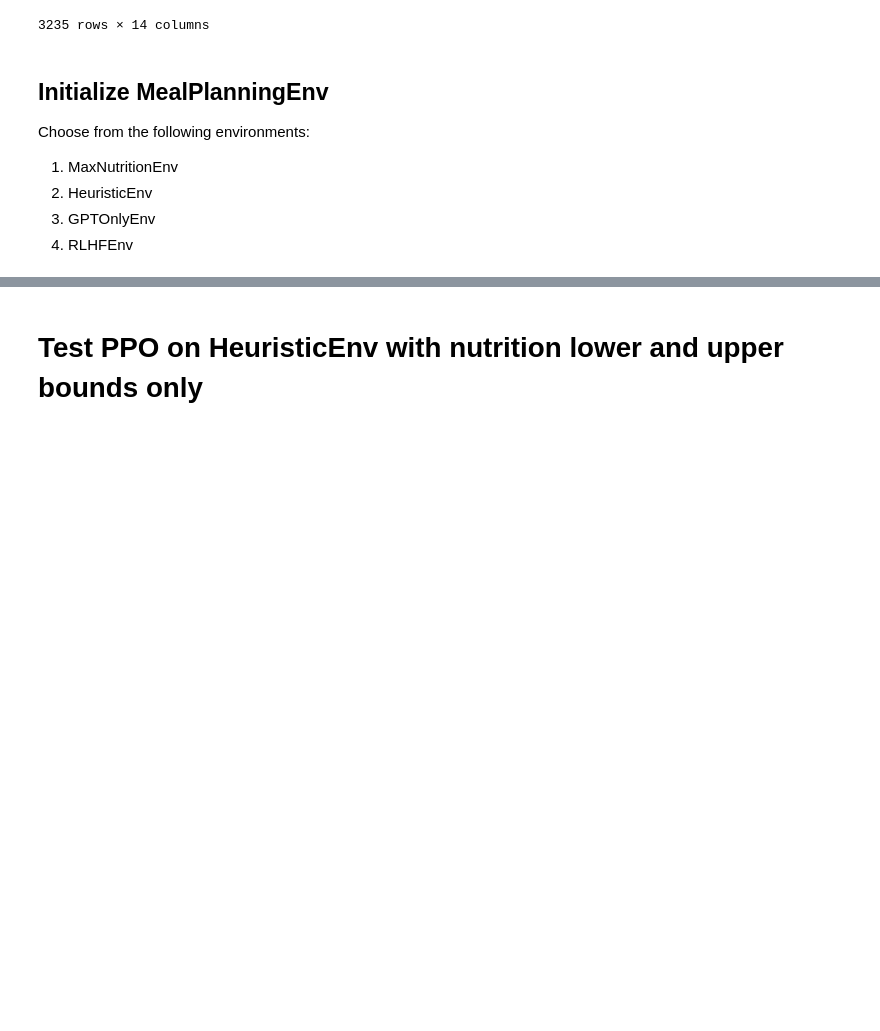
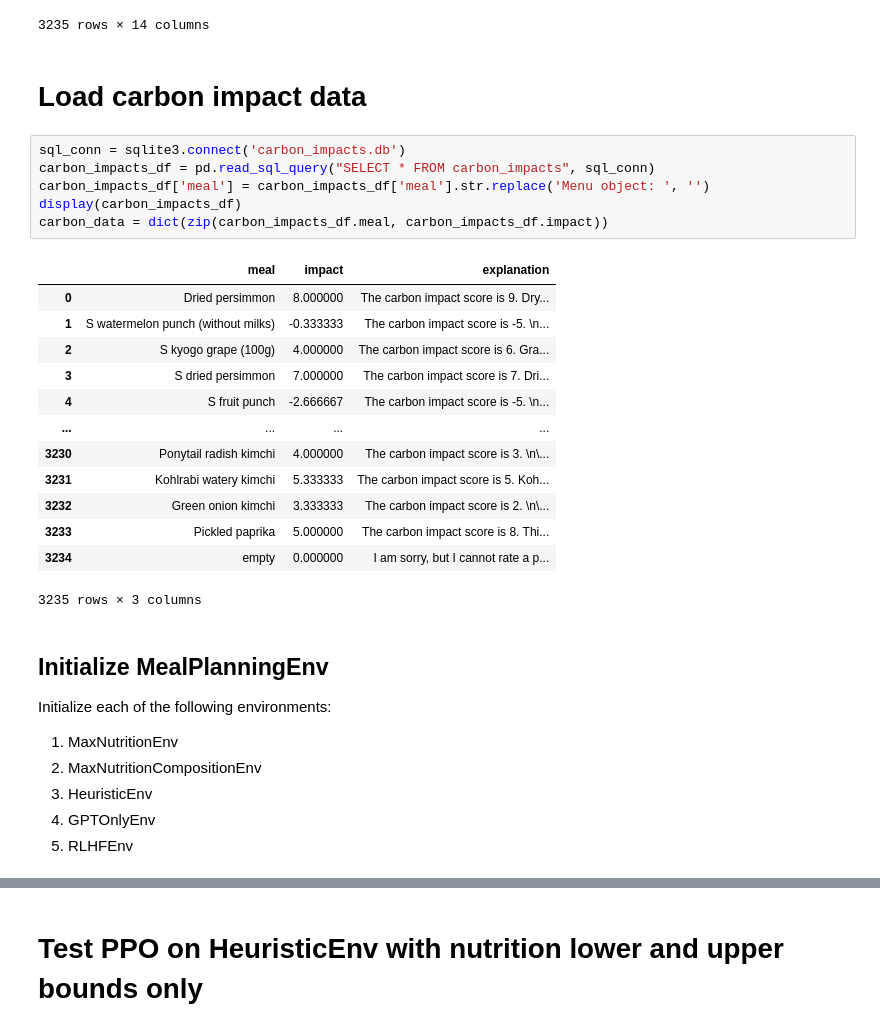
Before and after one commit to lurosenb/five_jelly_donuts, a Jupyter notebook: testing_algorithms.ipynb, the cells around one changed output, grey strips where cells are left out. Cells and saved outputs as stored; diff of their text form; blank space fills up the shorter version.

```diff
--- a/testing_algorithms.ipynb
+++ b/testing_algorithms.ipynb
@@ -43,10 +44,33 @@ array(['S watermelon punch (without milks)', 'Dried persimmon',
 | Pickled paprika | 7.94 | 0.2017 | 0.03005 | 1.9859 | 0.348 | 1.675 | 0.08145 | 67.204 | 4.850000 | ... |
 | empty | 0.00 | 0.0000 | 0.00000 | 0.0000 | 0.000 | 0.000 | 0.00000 | 0.000 | 0.000000 | ... |
 3235 rows × 14 columns
+# %% [markdown]
+# Load carbon impact data
+# %%
+sql_conn = sqlite3.connect('carbon_impacts.db')
+carbon_impacts_df = pd.read_sql_query("SELECT * FROM carbon_impacts", sql_conn)
+carbon_impacts_df['meal'] = carbon_impacts_df['meal'].str.replace('Menu object: ', '')
+display(carbon_impacts_df)
+carbon_data = dict(zip(carbon_impacts_df.meal, carbon_impacts_df.impact))
+# %% [output]
+|  | meal | impact | explanation |
+| 0 | Dried persimmon | 8.000000 | The carbon impact score is 9. Dry... |
+| 1 | S watermelon punch (without milks) | -0.333333 | The carbon impact score is -5. \n... |
+| 2 | S kyogo grape (100g) | 4.000000 | The carbon impact score is 6. Gra... |
+| 3 | S dried persimmon | 7.000000 | The carbon impact score is 7. Dri... |
+| 4 | S fruit punch | -2.666667 | The carbon impact score is -5. \n... |
+| ... | ... | ... | ... |
+| 3230 | Ponytail radish kimchi | 4.000000 | The carbon impact score is 3. \n\... |
+| 3231 | Kohlrabi watery kimchi | 5.333333 | The carbon impact score is 5. Koh... |
+| 3232 | Green onion kimchi | 3.333333 | The carbon impact score is 2. \n\... |
+| 3233 | Pickled paprika | 5.000000 | The carbon impact score is 8. Thi... |
+| 3234 | empty | 0.000000 | I am sorry, but I cannot rate a p... |
+3235 rows × 3 columns
 # %% [markdown]
 ## Initialize MealPlanningEnv
-Choose from the following environments:
+Initialize each of the following environments:
 1. MaxNutritionEnv
+1. MaxNutritionCompositionEnv
 2. HeuristicEnv
 3. GPTOnlyEnv
 4. RLHFEnv
```
Also changed, not shown: parts of 5 cells of this notebook, 1 other file.
